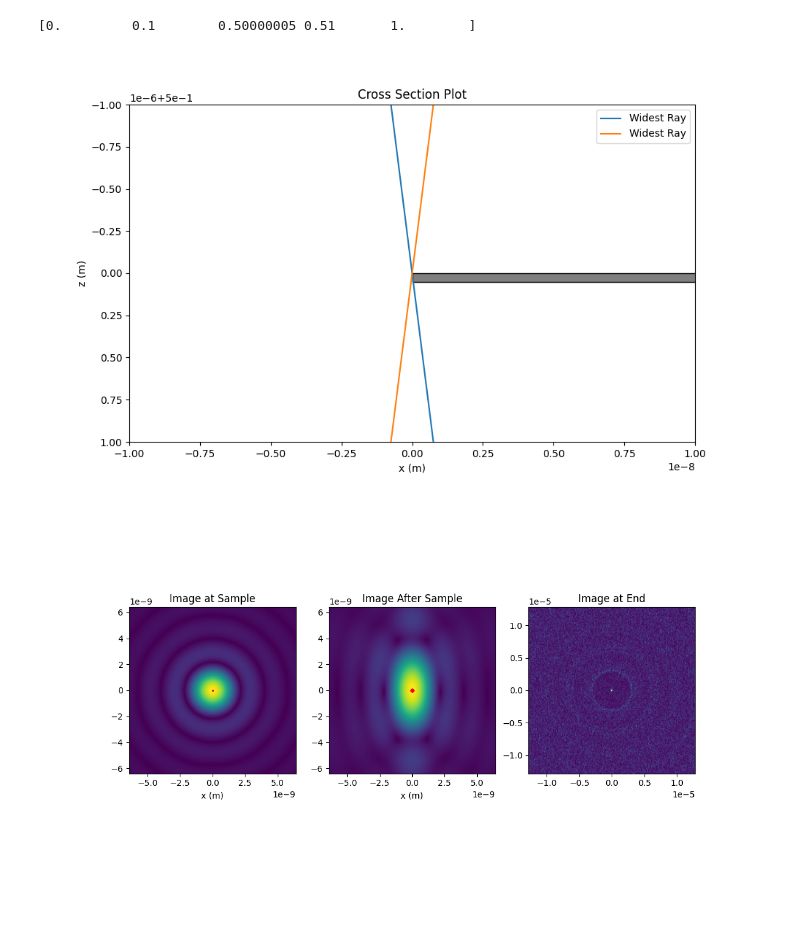
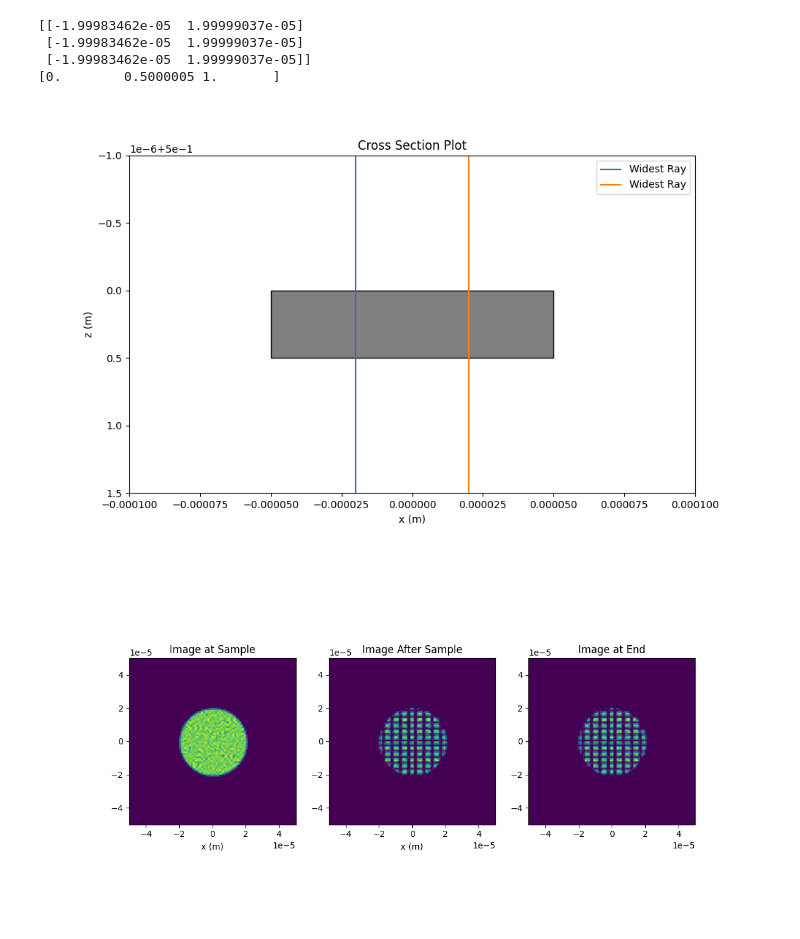
Before and after one commit to DavidLanders95/TemGym, a Jupyter notebook: examples/attenuating_sample_examples/attenuating_sample.ipynb, the cells around one changed output. Drawn from its saved outputs; the diff is of its cells as text; code cells hidden in the pictures; blank space fills up the shorter version.

```diff
--- a/examples/attenuating_sample_examples/attenuating_sample.ipynb
+++ b/examples/attenuating_sample_examples/attenuating_sample.ipynb
@@ -43,3 +41,26 @@ defocus = 1e-4
+# %%
+
+
+beam_radius = scale / 5
+
+# Parameters for the lattice of gratings
+line_width = 0.01 * scale  # Thickness of each grating line
+grating_period = 0.05 * scale  # Spacing between gratings
+
+grid_size = 100
+x = np.linspace(-x_width / 2, x_width / 2, grid_size)
+y = np.linspace(-y_width / 2, y_width / 2, grid_size)
+z = np.linspace(0, thickness, 10)
+
+X, Y, Z = np.meshgrid(x, y, z, indexing='ij')
+
+# Create the lattice pattern
+grating_X = (np.mod(X + grating_period / 2, grating_period) < line_width)
+grating_Y = (np.mod(Y + grating_period / 2, grating_period) < line_width)
+attenuation = np.where(grating_X | grating_Y, 1e11, 0)
+
+# plt.figure()
+# plt.imshow(attenuation[:, :, 0], extent=(x[0], x[-1], y[0], y[-1]))
 # %%
 
 components = (
@@ -108,43 +130,46 @@ image_at_end = model.detector.get_image(rays_at_end)
 # %%
 fig, ax = plt.subplots(figsize=(10, 6))
 
 # Plot the attenuating sample as a filled rectangle
-sample_y = sample_centre_yx[0] + np.array([-0.05, 0.05, 0.05, -0.05, -0.05])
-sample_z = [sample_dist, sample_dist, sample_dist + 50e-9, sample_dist + 50e-9, sample_dist]
+sample_y = centre_yx[0] + np.array([-y_width / 2, y_width / 2, y_width / 2, -y_width / 2, -y_width / 2])
+sample_z = [sample_dist, sample_dist, sample_dist + thickness, sample_dist + thickness, sample_dist]
 ax.fill(sample_y, sample_z, 'gray', edgecolor='black')
 
-xvals = np.stack(tuple(r.x_central.get() for r in all_rays), axis=0)
+xvals = np.stack(tuple(r.x_central for r in all_rays), axis=0)
 zvals = np.asarray(tuple(r.z for r in all_rays))
 
 widest_ray_xvals = xvals[:, [np.argmin(xvals), np.argmax(xvals)]]
-
+print(widest_ray_xvals)
 print(zvals)
 
 ax.plot(widest_ray_xvals, zvals, label='Widest Ray')
 
-ax.set_xlim(-1e-8, 1e-8)
-ax.set_ylim(0.5 - 1000e-9, 0.5 + 1000e-9)
+ax.set_xlim(-y_width, y_width)
+ax.set_ylim(sample_dist - 1e-6, sample_dist + thickness + 1e-6)
 ax.set_xlabel('x (m)')
 ax.set_ylabel('z (m)')
 ax.set_title('Cross Section Plot')
 ax.legend()
 # Plot the convergence angle as an arc
 ax.invert_yaxis()
 
 plt.show()
 # %% [output]
-[0.         0.1        0.50000005 0.51       1.        ]
+[[-1.99983462e-05  1.99999037e-05]
+ [-1.99983462e-05  1.99999037e-05]
+ [-1.99983462e-05  1.99999037e-05]]
+[0.        0.5000005 1.       ]
-[figure, old version]
+[figure, new version]
 # %%
 fig, axs = plt.subplots(1, 3, figsize=(12, 6))
 
 axs[0].imshow(np.abs(image_before_sample), extent=sample_detector_model.extent)
-axs[0].plot(rays_before_sample.x_central.get(), rays_before_sample.y_central.get(), 'r.', markersize=1)
+# axs[0].plot(rays_before_sample.x_central, rays_before_sample.y_central, 'r.', markersize=1)
 axs[0].set_xlabel('x (m)')
 axs[0].set_title('Image at Sample')
 
 axs[1].imshow(np.abs(image_after_sample), extent=sample_detector_model.extent)
-axs[1].plot(rays_after_sample.x_central.get(), rays_after_sample.y_central.get(), 'r.', markersize=1)
+# axs[1].plot(rays_after_sample.x_central, rays_after_sample.y_central, 'r.', markersize=1)
 axs[1].set_xlabel('x (m)')
 axs[1].set_title('Image After Sample')
 
@@ -153,4 +178,4 @@ axs[2].set_title('Image at End')
 
 plt.show()
 # %% [output]
-[figure, old version]
+[figure, new version]
```
Also changed, not shown: parts of 2 cells of this notebook, 22 other files.
